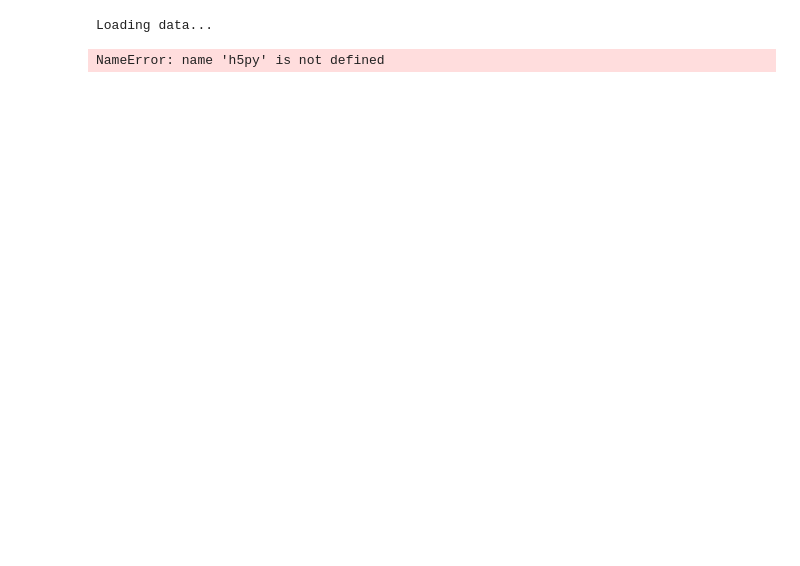
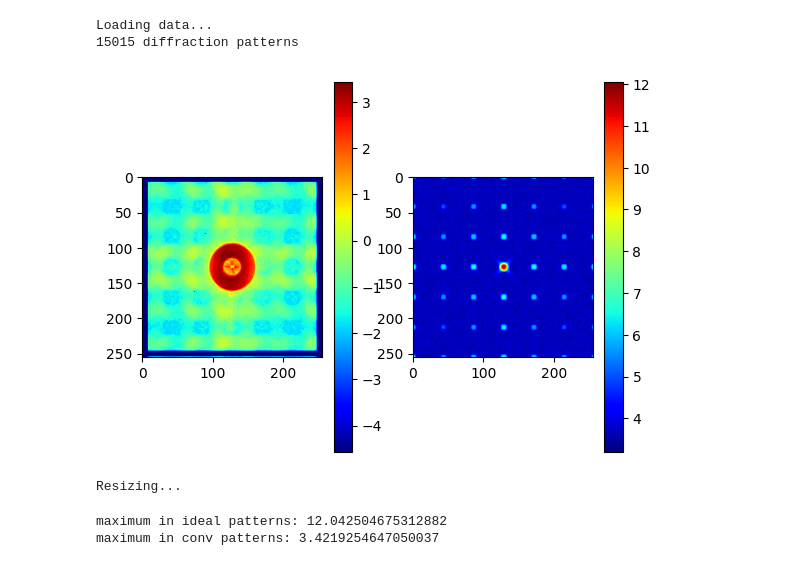
Before and after one commit to jmccourt11/deconvolutionNN, a Jupyter notebook: notebooks/preprocess/process.ipynb, the cells around one changed output. Cells and saved outputs as stored; diff of their text form; code cells hidden in the pictures; blank space fills up the shorter version.

Commit message:
separating notebooks from ptychoNN_for_ptychosaxs_with_probe_forward_loss-Copy7.ipynb

```diff
--- a/notebooks/preprocess/process.ipynb
+++ b/notebooks/preprocess/process.ipynb
@@ -101,14 +85,18 @@ with h5py.File(output_file, "r") as h5f:
     conv_DPs = []
     pinhole_DPs = []
 
+    # Number of diffration patterns
+    numDPs = 10
+
     # Use tqdm for progress tracking
-    for i in tqdm(range(num_datasets), desc="Loading HDF5 datasets"):
+    for i in tqdm(range(num_datasets)[:numDPs], desc="Loading HDF5 datasets"):
         conv_DPs.append(h5f[f"convDP_{i}"][:])  # Load convDP dataset
         pinhole_DPs.append(h5f[f"pinholeDP_{i}"][:])  # Load pinholeDP dataset
 
 # convert to np arrays
 conv_DPs=np.asarray(conv_DPs)
 ideal_DPs=np.asarray(pinhole_DPs)
+probe_DPs=np.ones(conv_DPs.shape) #dummy array for testing network with a probe
 # %% [output]
 Loading data...
+15015 diffraction patterns
-NameError: name 'h5py' is not defined
@@ -121,0 +103,53 @@ conv_DPs2=np.asarray([replace_2d_array_values_by_column_indices(replace_2d_array
+# %%
+# Deal with detector mask
+# upper and lower bar bounds for diffraction panels
+
+# chansong
+# conv_DPs_masked=np.asarray([apply_mask(conv_DPs[i],np.load(os.path.abspath(os.path.join(os.getcwd(), '../../data/mask/mask_Chansong256x256Cropped.npy')))) for i in range(0,len(conv_DPs))])
+# cindy
+conv_DPs_masked=np.asarray([apply_mask(conv_DPs[i],np.load(os.path.abspath(os.path.join(os.getcwd(), '../../data/mask/mask_CindyPtychoshelvesHDF5preprocessed.npy')))) for i in range(0,len(conv_DPs))])
+# %%
+#shuffle data correspondingly
+indices = np.arange(conv_DPs_masked.shape[0])
+np.random.shuffle(indices)
+conv_DPs_shuff = conv_DPs_masked[indices]
+ideal_DPs_shuff = ideal_DPs[indices]
+probe_DPs_shuff=probe_DPs[indices]
+# %%
+# separate amplitude and phase
+# thus network used the amplitude of the intensity patterns
+amp_conv = log10_custom(conv_DPs_shuff)
+amp_ideal = log10_custom(ideal_DPs_shuff)
+amp_probe = np.abs(probe_DPs_shuff)
+phase_conv = np.angle(conv_DPs_shuff)
+phase_ideal = np.angle(ideal_DPs_shuff)
+phase_probe = np.angle(probe_DPs_shuff)
+
+
+fig,ax=plt.subplots(1,2)
+ri=random.randint(0,len(amp_conv))
+im1=ax[0].imshow(amp_conv[ri])
+im2=ax[1].imshow(amp_ideal[ri])
+plt.colorbar(im1)
+plt.colorbar(im2)
+plt.show()
+# %% [output]
+[figure, added]
+# %%
+# resize data
+if red:
+    print("Resizing...")
+    amp_ideal_red=np.asarray([resize(d[:,:],(256,256),preserve_range=True,anti_aliasing=True) for d in tqdm(amp_ideal)])
+    amp_conv_red=np.asarray([resize(d[:,:],(256,256),preserve_range=True,anti_aliasing=True) for d in tqdm(amp_conv)])
+    amp_probe_red=np.asarray([resize(d[:,:],(256,256),preserve_range=True,anti_aliasing=True) for d in tqdm(amp_probe)])
+else:
+    print("No resizing...")
+    amp_ideal_red=amp_ideal
+    amp_conv_red=amp_conv
+    amp_probe_red=amp_probe
+print(f'maximum in ideal patterns: {np.max(amp_ideal_red[ri])}')
+print(f'maximum in conv patterns: {np.max(amp_conv_red[ri])}')
+# %% [output]
+Resizing...
+maximum in ideal patterns: 12.042504675312882
+maximum in conv patterns: 3.4219254647050037
```
Also changed, not shown: parts of 8 cells of this notebook, 5 other files.
